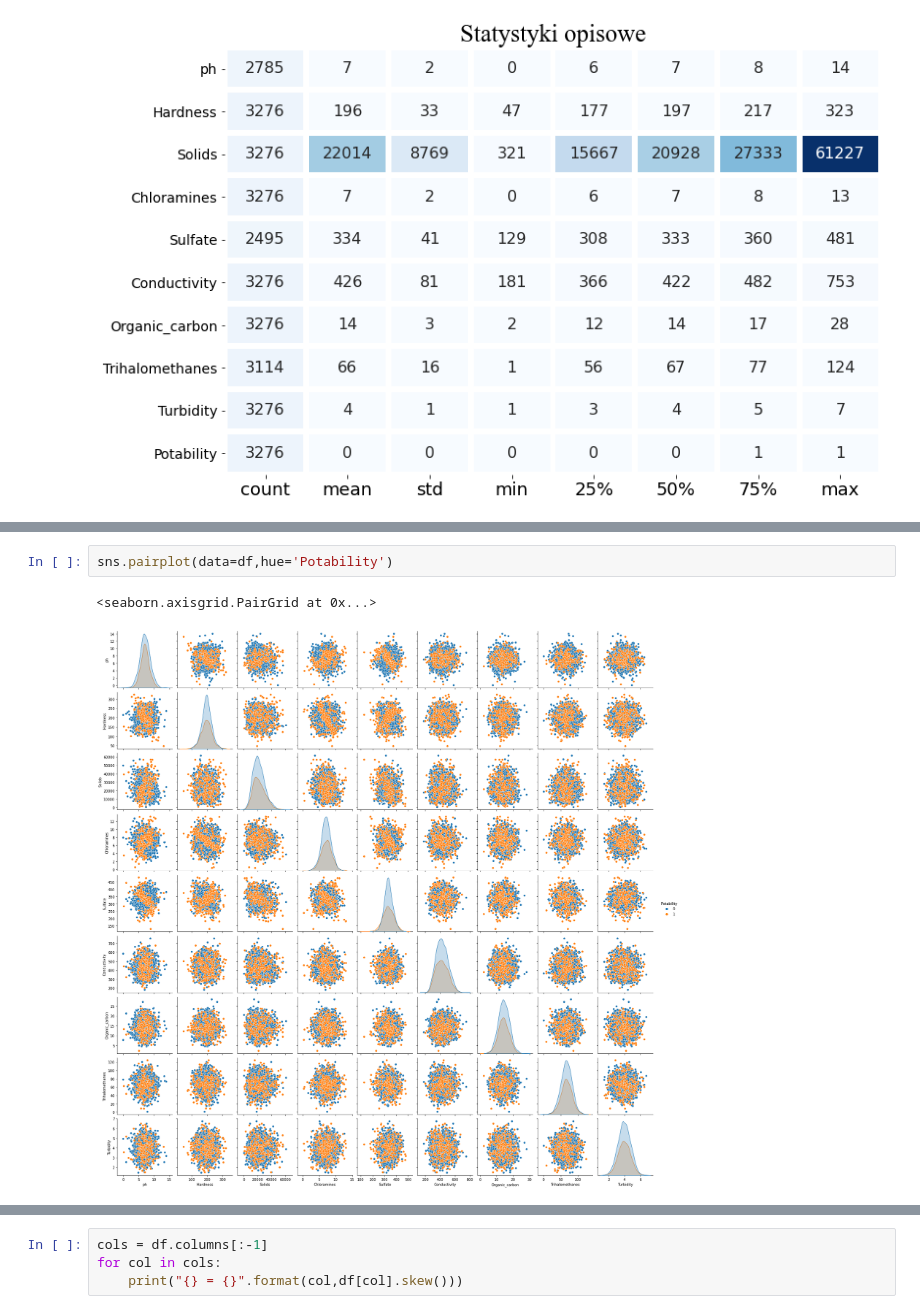
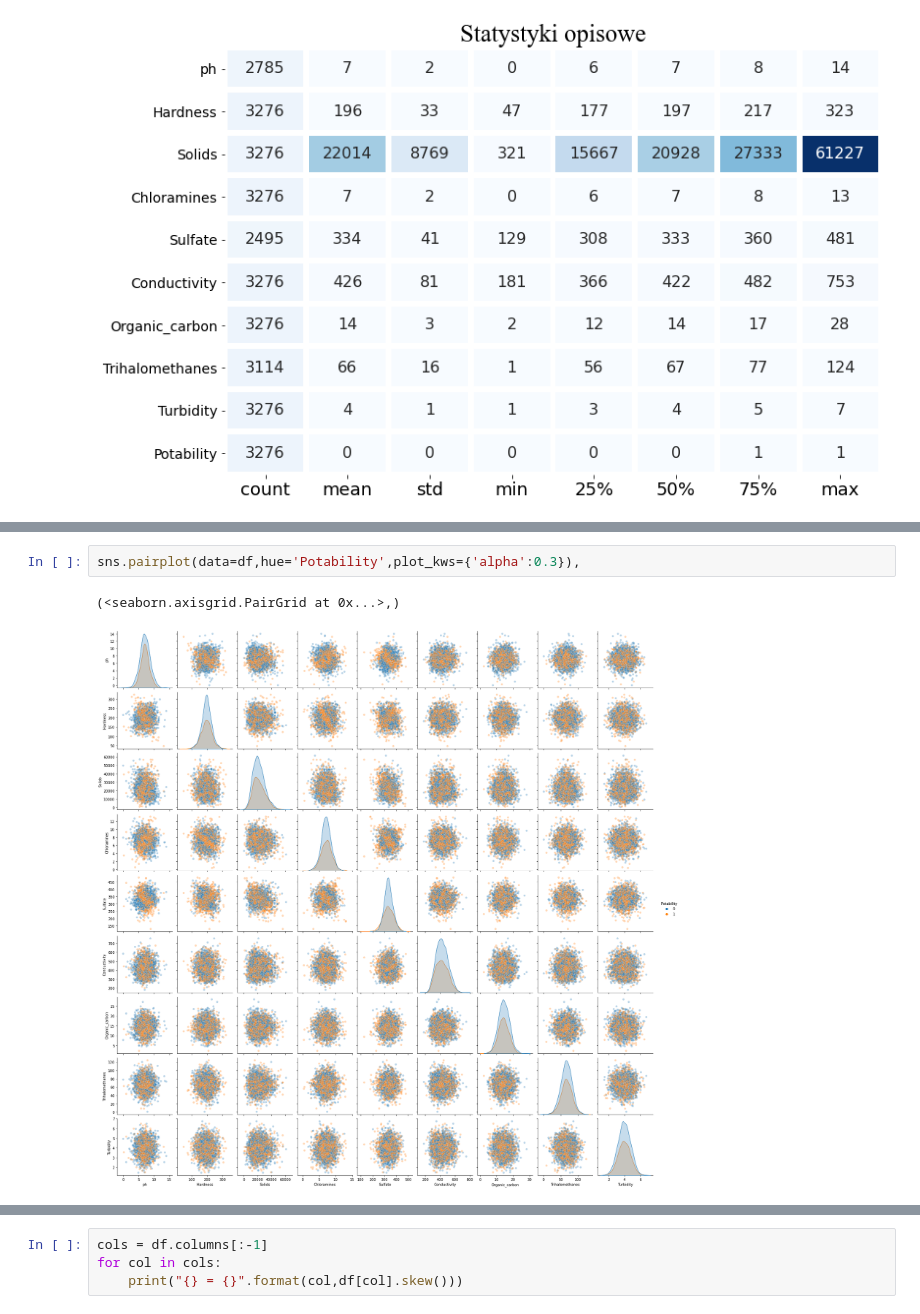
Before and after one commit to mikolaj-halemba/Water-Quality-, a Jupyter notebook: water_quality.ipynb, the cells around one changed output, grey strips where cells are left out. Saved outputs shown, nothing was run; the diff lists cells and outputs as text.

```diff
--- a/water_quality.ipynb
+++ b/water_quality.ipynb
@@ -115,5 +163,5 @@ plt.show()
 # %%
-sns.pairplot(data=df,hue='Potability')
+sns.pairplot(data=df,hue='Potability',plot_kws={'alpha':0.3}),
 # %% [output]
-<seaborn.axisgrid.PairGrid at 0x...>
+(<seaborn.axisgrid.PairGrid at 0x...>,)
-[figure, old version]
+[figure, new version]
```
Also changed, not shown: parts of 33 cells of this notebook.
